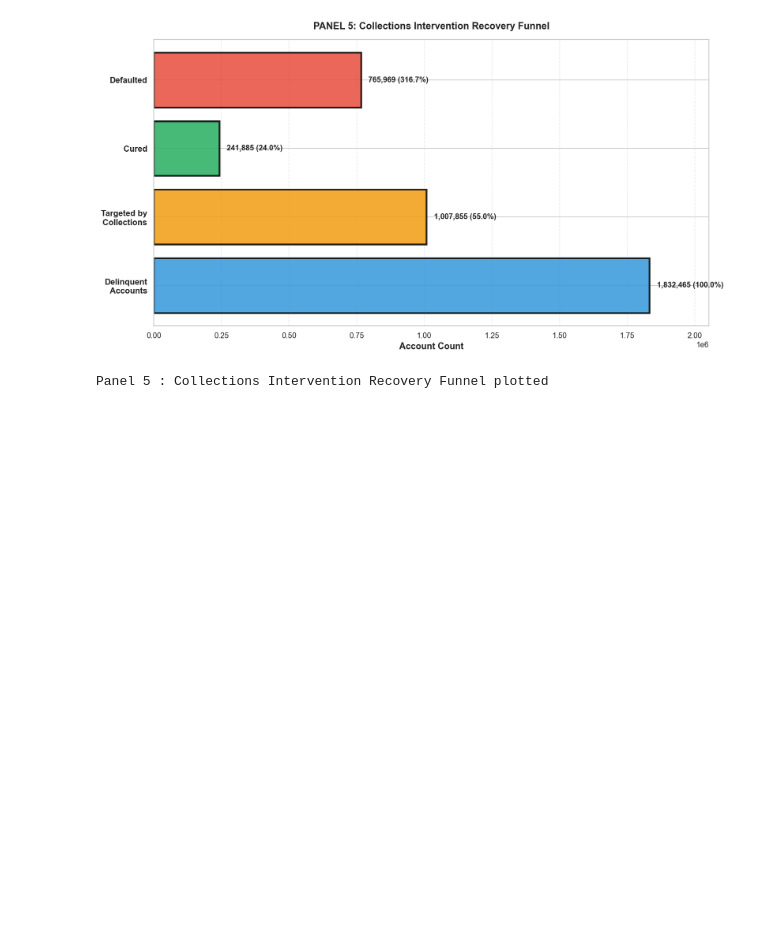
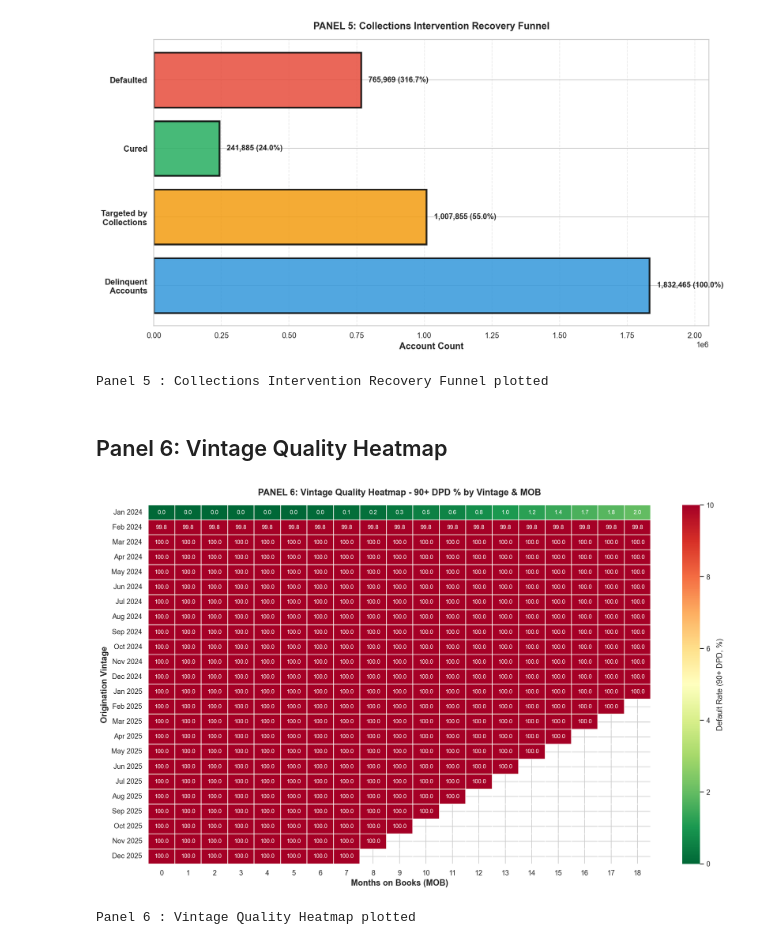
Before and after one commit to kariuki392/DataAnalysisProject26-Monthly-Loan-Portfolio-Roll-Rate-Vintage-Analysis-Engine, a Jupyter notebook: notebooks/LoanPortfolioRollRate&VintageAnalysisEngine.ipynb, the cells around one changed output. Saved outputs shown, nothing was run; the diff lists cells and outputs as text; code cells hidden in the pictures; blank space fills up the shorter version.

Commit message:
addition of last panel 6: Vintage Quality Heatmap plotted

```diff
--- a/notebooks/LoanPortfolioRollRate&VintageAnalysisEngine.ipynb
+++ b/notebooks/LoanPortfolioRollRate&VintageAnalysisEngine.ipynb
@@ -309,3 +309,20 @@ print('Panel 5 : Collections Intervention Recovery Funnel plotted')
 # %% [output]
 [figure]
 Panel 5 : Collections Intervention Recovery Funnel plotted
+# %% [markdown]
+## Panel 6: Vintage Quality Heatmap
+# %%
+quality_pivot = vintage_curves.pivot_table(index='Vintage_Month', columns='MOB', values='Rate', aggfunc='mean')
+quality_pivot = quality_pivot.iloc[:, :min(19, quality_pivot.shape[1])]
+fig, ax = plt.subplots(figsize=(15, 9))
+sns.heatmap(quality_pivot, annot=True, fmt='.1f', cmap='RdYlGn_r', cbar_kws={'label': 'Default Rate (90+ DPD, %)'}, linewidths=1, xticklabels=True, yticklabels=[v.strftime('%b %Y') for v in quality_pivot.index], ax=ax, vmin=0, vmax=10, annot_kws={'fontsize': 9})
+ax.set_xlabel('Months on Books (MOB)', fontweight='bold', fontsize=13)
+ax.set_ylabel('Origination Vintage', fontweight='bold', fontsize=13)
+ax.set_title('PANEL 6: Vintage Quality Heatmap - 90+ DPD % by Vintage & MOB', fontweight='bold', fontsize=14, pad=15)
+plt.tight_layout()
+plt.show()
+plt.close()
+print('Panel 6 : Vintage Quality Heatmap plotted')
+# %% [output]
+[figure, added]
+Panel 6 : Vintage Quality Heatmap plotted
```
